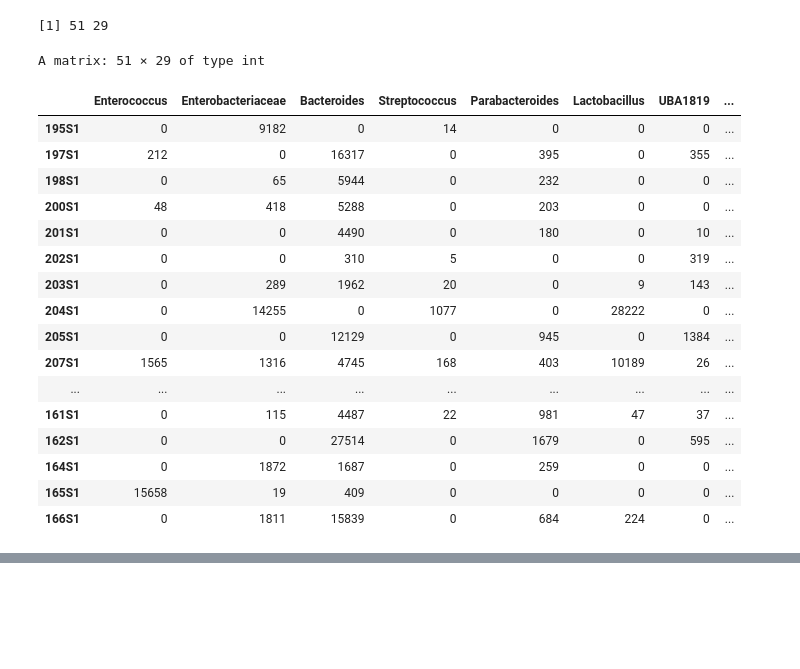
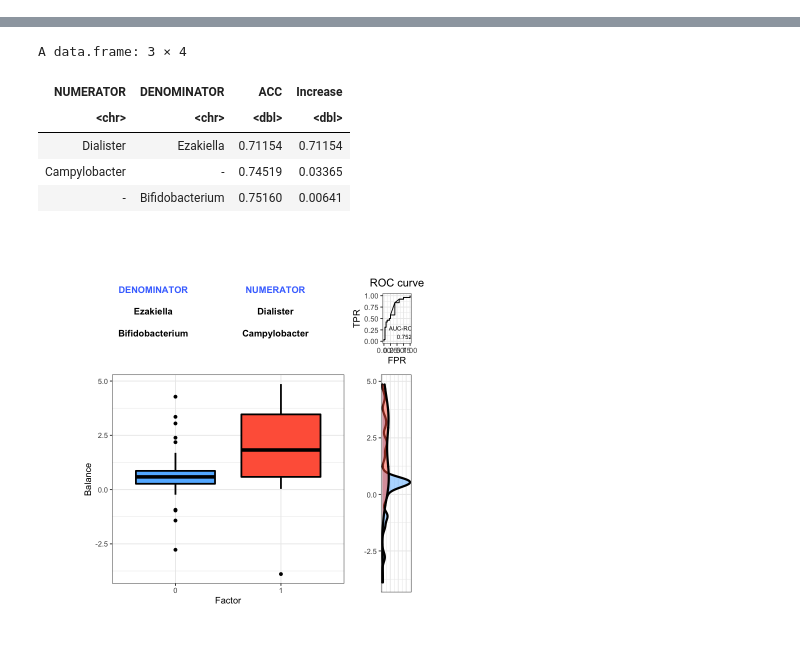
Before and after one commit to tariks/icu-biome, a Jupyter notebook: selbal/balanceR.ipynb, the cells around one changed output, grey strips where cells are left out. Saved outputs shown, nothing was run; the diff lists cells and outputs as text; code cells hidden in the pictures; blank space fills up the shorter version.

```diff
--- a/selbal/balanceR.ipynb
+++ b/selbal/balanceR.ipynb
@@ -2,12 +2,15 @@
 library(selbal)
 library(grid)
 # %%
-lod = function(f1='../feature_tables/52N_genus_t70.csv',
+lod = function(f1='../feature_tables/51N_genus_t70.csv',
                 f2='./target.csv',
                 f3='./covariates.csv') {
     x = as.matrix(read.table(f1, sep = ',', row.names=1, header=TRUE))
+    x <- x[rownames(x)!='195S1',]
     y = as.vector(read.table(f2, sep = ',', row.names=1, header=TRUE))
+    y <- y[rownames(y)!='195S1',]
     z = as.matrix(read.table(f3, sep = ',', row.names=1, header=TRUE))
+    z <- z[rownames(z)!='195S1',]
     list('x'=x,'y'=y,'z'=z)
 }
 # %%
@@ -39,25 +27,7 @@ ERROR: Error in family$linkfun(mustart): Argument mu must be a nonempty numeric
-# %%
-dim(d$x)
-# %% [output]
-[1] 51 29
-# %%
-d$x
-# %% [output]
-A matrix: 51 × 29 of type int
-|  | Enterococcus | Enterobacteriaceae | Bacteroides | Streptococcus | Parabacteroides | Lactobacillus | UBA1819 | ... |
-| 195S1 | 0 | 9182 | 0 | 14 | 0 | 0 | 0 | ... |
-| 197S1 | 212 | 0 | 16317 | 0 | 395 | 0 | 355 | ... |
-| 198S1 | 0 | 65 | 5944 | 0 | 232 | 0 | 0 | ... |
-| 200S1 | 48 | 418 | 5288 | 0 | 203 | 0 | 0 | ... |
-| 201S1 | 0 | 0 | 4490 | 0 | 180 | 0 | 10 | ... |
-| 202S1 | 0 | 0 | 310 | 5 | 0 | 0 | 319 | ... |
-| 203S1 | 0 | 289 | 1962 | 20 | 0 | 9 | 143 | ... |
-| 204S1 | 0 | 14255 | 0 | 1077 | 0 | 28222 | 0 | ... |
-| 205S1 | 0 | 0 | 12129 | 0 | 945 | 0 | 1384 | ... |
-| 207S1 | 1565 | 1316 | 4745 | 168 | 403 | 10189 | 26 | ... |
-| ... | ... | ... | ... | ... | ... | ... | ... | ... |
-| 161S1 | 0 | 115 | 4487 | 22 | 981 | 47 | 37 | ... |
-| 162S1 | 0 | 0 | 27514 | 0 | 1679 | 0 | 595 | ... |
-| 164S1 | 0 | 1872 | 1687 | 0 | 259 | 0 | 0 | ... |
-| 165S1 | 15658 | 19 | 409 | 0 | 0 | 0 | 0 | ... |
-| 166S1 | 0 | 1811 | 15839 | 0 | 684 | 224 | 0 | ... |
+# %%
+#d=lod(f1='../feature_tables/51N_genus_t70_nozero.csv')
+d=lod()
+#m=sel(d)
+m=sel(d,covar=FALSE)
+m$balance.selection
+# %% [output]
@@ -63,0 +40,7 @@ A matrix: 51 × 29 of type int
+A data.frame: 3 × 4
+| NUMERATOR | DENOMINATOR | ACC | Increase |
+| <chr> | <chr> | <dbl> | <dbl> |
+| Dialister | Ezakiella | 0.71154 | 0.71154 |
+| Campylobacter | - | 0.74519 | 0.03365 |
+| - | Bifidobacterium | 0.75160 | 0.00641 |
+[figure, added]
```
Also changed, not shown: parts of 5 cells of this notebook, 7 other files.
